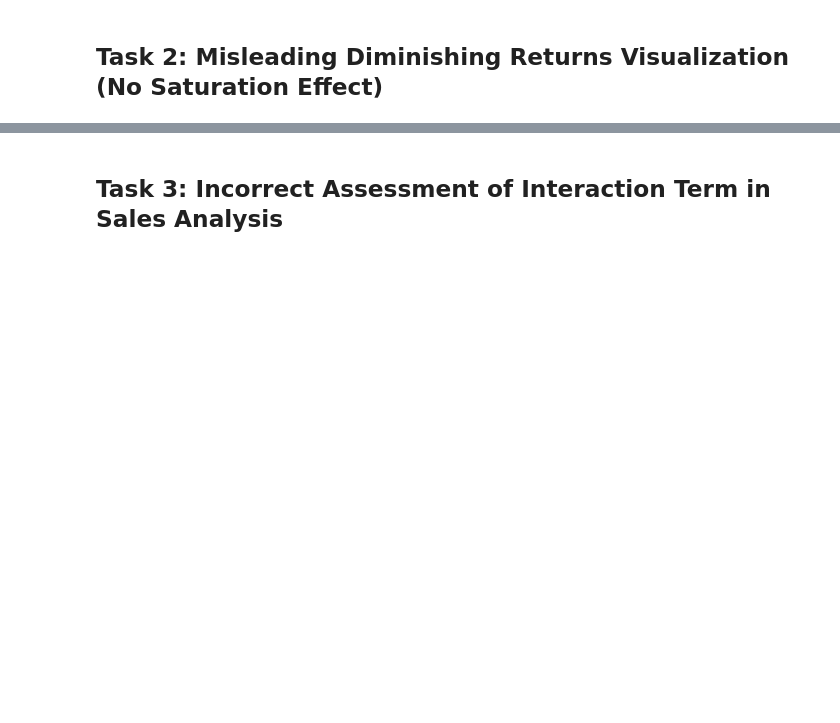
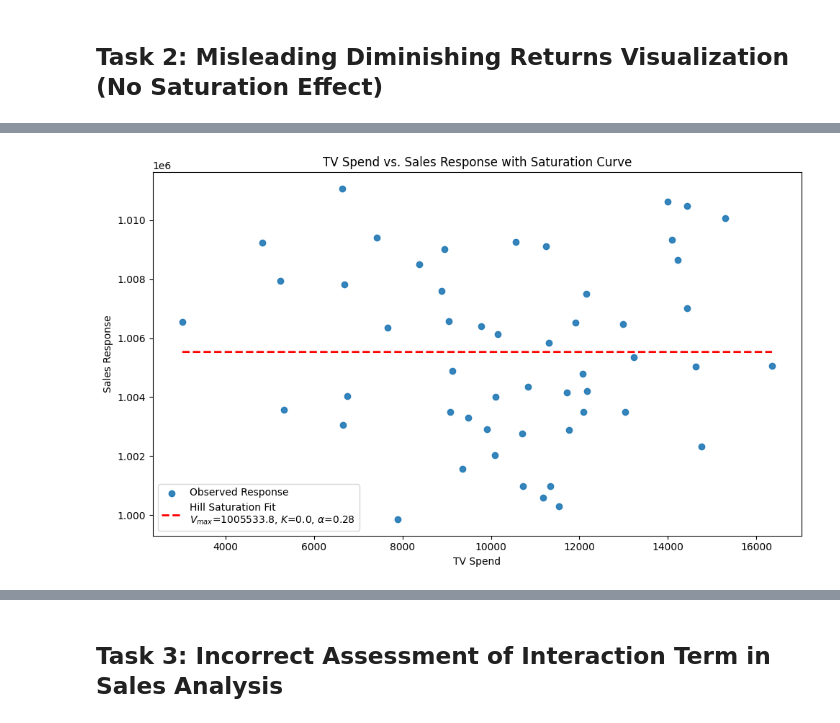
Before and after one commit to omkar-dalvi/ml-debug-hackathon-2025, a Jupyter notebook: notebooks/corrected/featureengineeringcorrectedazureartifact.ipynb, the cells around one changed output, grey strips where cells are left out. Cells and saved outputs as stored; diff of their text form; code cells hidden in the pictures; blank space fills up the shorter version.

```diff
--- a/notebooks/corrected/featureengineeringcorrectedazureartifact.ipynb
+++ b/notebooks/corrected/featureengineeringcorrectedazureartifact.ipynb
@@ -126,5 +130,5 @@ digital_sales = pd.merge(online_marketing, daily_sales, on='date', how='left')
 # %%
 # Aggregate weekly sales for comparison with weekly media spend
 weekly_sales = daily_sales.copy()
-weekly_sales['week'] = pd.to_datetime(weekly_sales['date']).dt.to_period('W').dt.start_time
+weekly_sales['week'] = pd.to_datetime(weekly_sales['date']).dt.to_period('W-SAT').dt.start_time
 weekly_sales = weekly_sales.groupby('week')['total_sales'].sum().reset_index()
@@ -170,31 +297,38 @@ plot_buggy_adstock()
 # %%
-# ----------------------------
-# BUGGY PLOT 2: Misleading diminishing returns visualization (No saturation effect)
-# ----------------------------
 
+from scipy.optimize import curve_fit
 
-def plot_buggy_diminishing_returns():
-    # Filter the media data to get only TV spend
-    tv_spend = offline_marketing[offline_marketing['channel'] == 'TV']['spend'].values
+# Define the Hill saturation function
+def hill_response(x, Vmax, K, alpha):
+    return Vmax * (x ** alpha) / (x ** alpha + K ** alpha)
 
-    # Create linear response (which is wrong for advertising)
-    response = 500 + 0.05 * tv_spend
+def plot_diminishing_returns_corrected(offline_marketing, actual_sales):
+    x_data = offline_marketing[offline_marketing['channel'] == 'TV']['spend'].values
+    y_data = actual_sales['total_sales'].values
 
-    # Plot the scatter plot
+    # Fit the Hill model
+    p0 = [max(y_data), np.median(x_data), 1.0]
+    params, cov = curve_fit(hill_response, x_data, y_data, p0=p0, maxfev=10_0000)
+
+    Vmax_fit, K_fit, alpha_fit = params
+
+    x_range = np.linspace(x_data.min(), x_data.max(), 50)
+    y_hat = hill_response(x_range, Vmax_fit, K_fit, alpha_fit)
+
     plt.figure(figsize=(10, 6))
-    plt.scatter(tv_spend, response, label='Linear Response')
-
-    # Add linear trend line
-    z = np.polyfit(tv_spend, response, 1)
-    p = np.poly1d(z)
-    plt.plot(tv_spend, p(tv_spend), "r--", label='Linear Trend Line')
-
-    # Add titles and labels
-    plt.title('Buggy Linear Response Curve (No Diminishing Returns)')
+    plt.scatter(x_data, y_data, label='Observed Response', alpha=0.9)
+    plt.plot(x_range, y_hat, 'r--', lw=2,
+            label=f'Hill Saturation Fit\n$V_{{max}}$={Vmax_fit:.1f}, $K$={K_fit:.1f}, $\\alpha$={alpha_fit:.2f}')
+    plt.title('TV Spend vs. Sales Response with Saturation Curve')
     plt.xlabel('TV Spend')
     plt.ylabel('Sales Response')
     plt.legend()
     plt.tight_layout()
     plt.show()
 
-plot_buggy_diminishing_returns()
+plot_diminishing_returns_corrected(
+    offline_marketing[offline_marketing['channel'] == 'TV'][:-1],
+    weekly_sales[:-1]
+)
+# %% [output]
+[figure, added]
```
Also changed, not shown: parts of 12 cells of this notebook, 1 other file.
